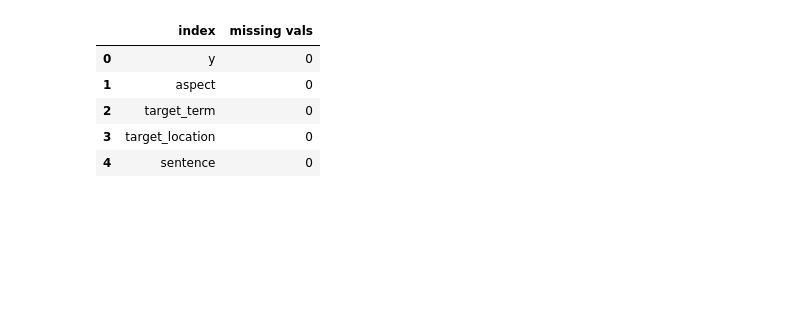
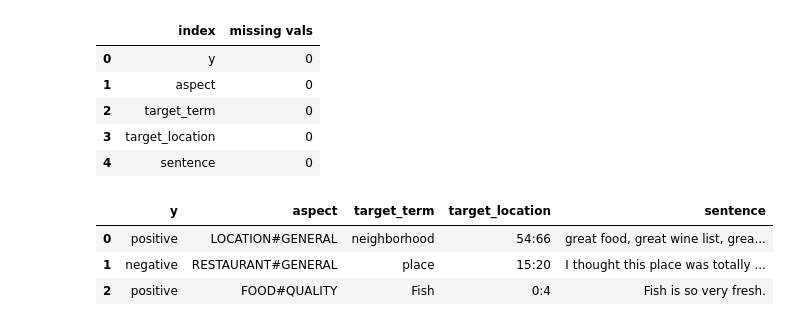
Before and after one commit to lassefschmidt/NLP-Aspect-Term-Polarity-Classification, a Jupyter notebook: 1_Data Analysis.ipynb, the cells around one changed output. Saved outputs shown, nothing was run; the diff lists cells and outputs as text; code cells hidden in the pictures; blank space fills up the shorter version.

```diff
--- a/1_Data Analysis.ipynb
+++ b/1_Data Analysis.ipynb
@@ -82,3 +79,11 @@ train
 | 2 | target_term | 0 |
 | 3 | target_location | 0 |
 | 4 | sentence | 0 |
+# %%
+# view test
+test.head(3)
+# %% [output]
+|  | y | aspect | target_term | target_location | sentence |
+| 0 | positive | LOCATION#GENERAL | neighborhood | 54:66 | great food, great wine list, grea... |
+| 1 | negative | RESTAURANT#GENERAL | place | 15:20 | I thought this place was totally ... |
+| 2 | positive | FOOD#QUALITY | Fish | 0:4 | Fish is so very fresh. |
```
Also changed, not shown: parts of 16 cells of this notebook, 2 other files.
